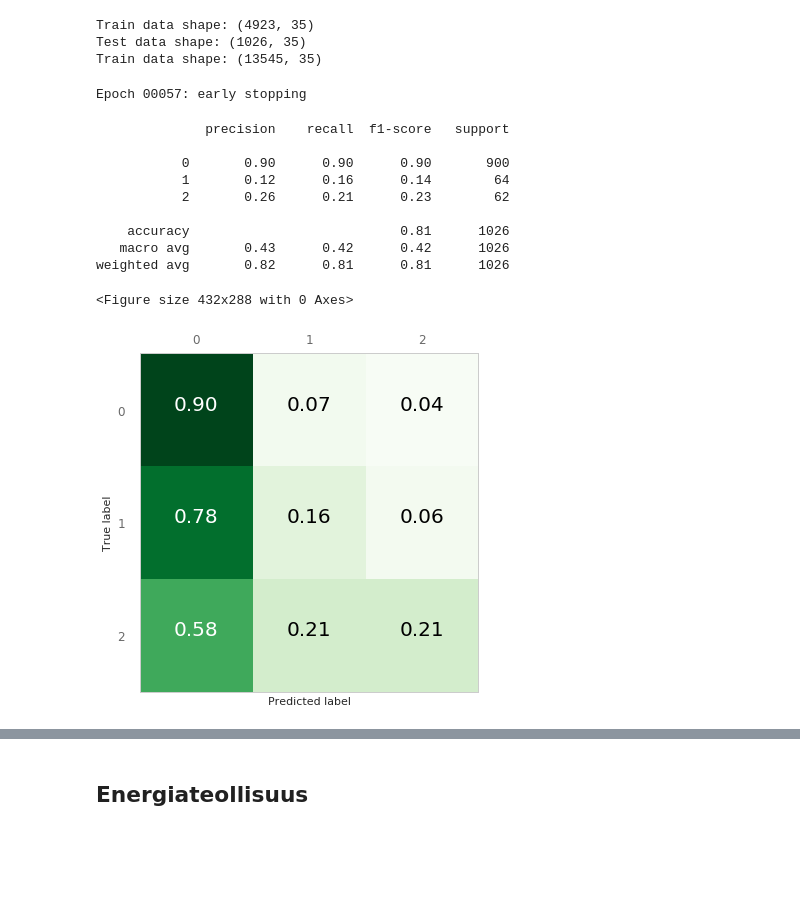
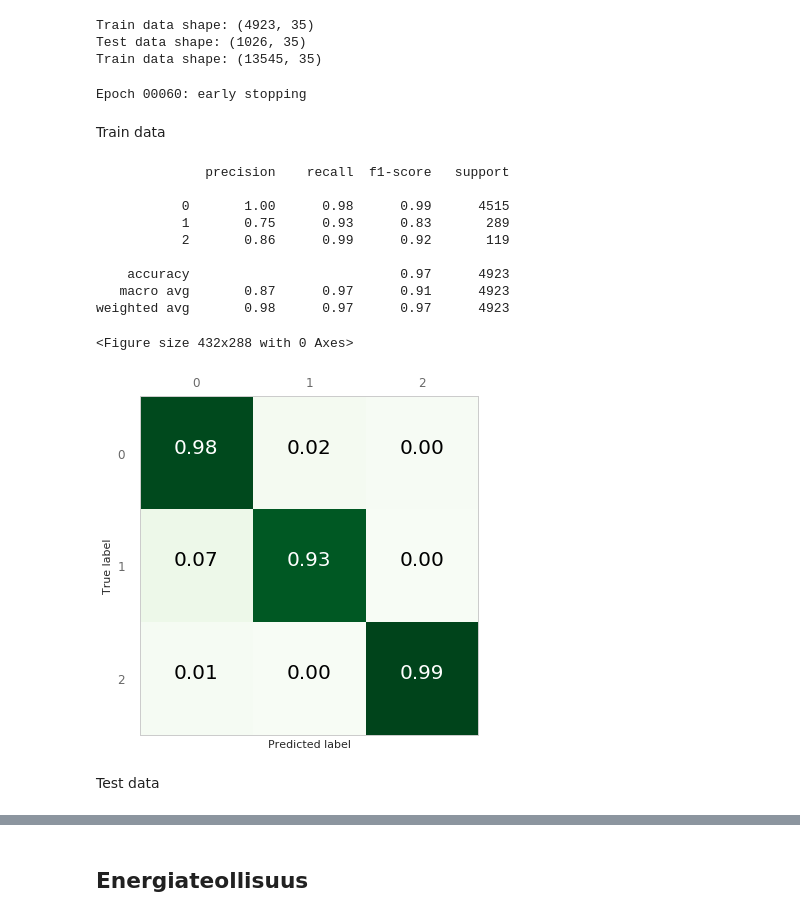
Before and after one commit to fmidev/sasse-polygon-process, a Jupyter notebook: notebooks/train_and_validate_mlp.ipynb, the cells around one changed output, grey strips where cells are left out. Drawn from its saved outputs; the diff is of its cells as text; code cells hidden in the pictures; blank space fills up the shorter version.

```diff
--- a/notebooks/train_and_validate_mlp.ipynb
+++ b/notebooks/train_and_validate_mlp.ipynb
@@ -55,7 +55,7 @@ Following snippet is used to get forest columns from database (inserted into ../
 class Options(): pass
 
 options = Options()
-options.config_filename = '../cnf/rfc.ini'
+options.config_filename = '../cnf/options.ini'
 options.config_name = 'thin'
 read_options(options)
 # %% [output]
@@ -303,21 +325,25 @@ params = {
         }
 history, model = m(X_train_recent, y_train_recent, X_test_recent, y_test_recent, params)
 # %% [output]
-Epoch 00057: early stopping
+Epoch 00060: early stopping
+# %% [markdown]
+Train data
 # %%
 p = talos.Predict(t)
-y_pred_proba = p.predict(X_test_random, metric='val_f1score', asc=False)
+y_pred_proba = p.predict(X_train_recent, metric='val_f1score', asc=False)
 y_pred = np.argmax(y_pred_proba, axis=1)
-plot_confusion_matrix(y_test_random, y_pred, range(0,3), normalize=True, cmap=plt.cm.Greens)
+plot_confusion_matrix(y_train_recent, y_pred, range(0,3), normalize=True, cmap=plt.cm.Greens)
 # %% [output]
               precision    recall  f1-score   support
 
-           0       0.90      0.90      0.90       900
-           1       0.12      0.16      0.14        64
-           2       0.26      0.21      0.23        62
+           0       1.00      0.98      0.99      4515
+           1       0.75      0.93      0.83       289
+           2       0.86      0.99      0.92       119
 
-    accuracy                           0.81      1026
-   macro avg       0.43      0.42      0.42      1026
-weighted avg       0.82      0.81      0.81      1026
+    accuracy                           0.97      4923
+   macro avg       0.87      0.97      0.91      4923
+weighted avg       0.98      0.97      0.97      4923
 <Figure size 432x288 with 0 Axes>
-[figure, old version]
+[figure, new version]
+# %% [markdown]
+Test data
```
Also changed, not shown: parts of 27 cells of this notebook.
